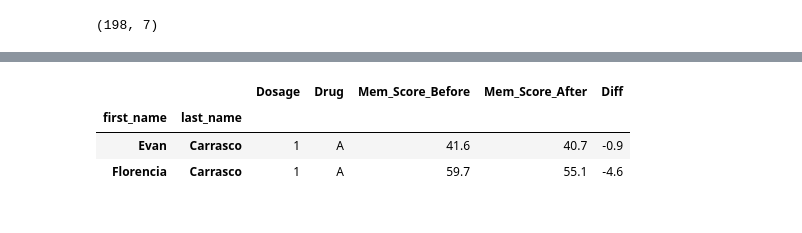
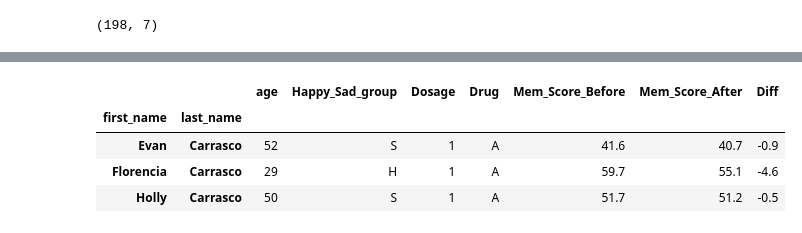
Before and after one commit to gseemann/pandas_tutorial, a Jupyter notebook: pandas_tutorial_p2.ipynb, the cells around one changed output, grey strips where cells are left out. Cells and saved outputs as stored; diff of their text form; code cells hidden in the pictures.

Commit message:
final iloc additions

```diff
--- a/pandas_tutorial_p2.ipynb
+++ b/pandas_tutorial_p2.ipynb
@@ -244,7 +258,8 @@ df.shape
 # %%
-df.iloc[1:3,2:]
+df.iloc[1:4, :]
 # %% [output]
-|  |  | Dosage | Drug | Mem_Score_Before | Mem_Score_After | Diff |
-| first_name | last_name |  |  |  |  |  |
-| Evan | Carrasco | 1 | A | 41.6 | 40.7 | -0.9 |
-| Florencia | Carrasco | 1 | A | 59.7 | 55.1 | -4.6 |
+|  |  | age | Happy_Sad_group | Dosage | Drug | Mem_Score_Before | Mem_Score_After | Diff |
+| first_name | last_name |  |  |  |  |  |  |  |
+| Evan | Carrasco | 52 | S | 1 | A | 41.6 | 40.7 | -0.9 |
+| Florencia | Carrasco | 29 | H | 1 | A | 59.7 | 55.1 | -4.6 |
+| Holly | Carrasco | 50 | S | 1 | A | 51.7 | 51.2 | -0.5 |
```
Also changed, not shown: parts of 5 cells of this notebook.
